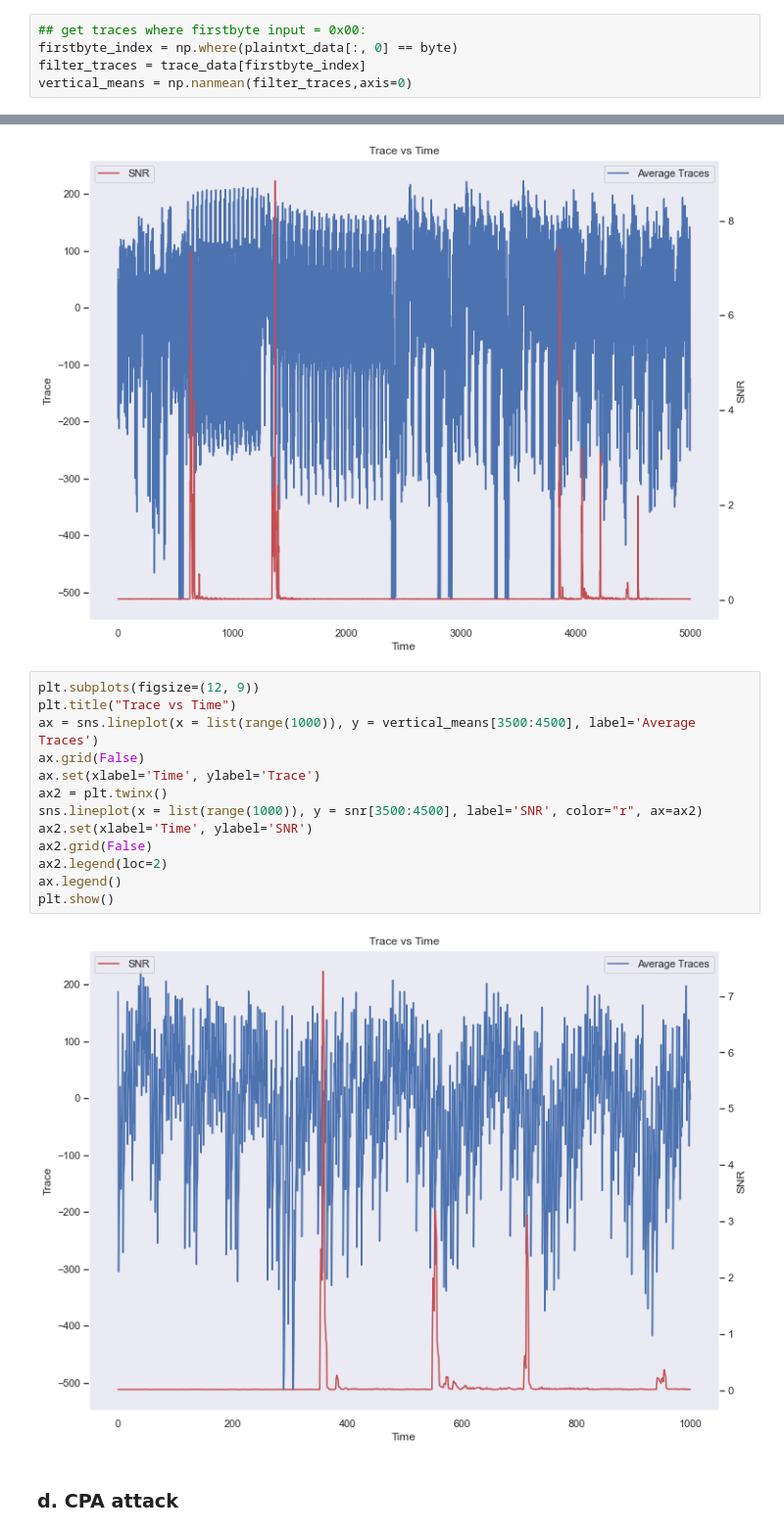
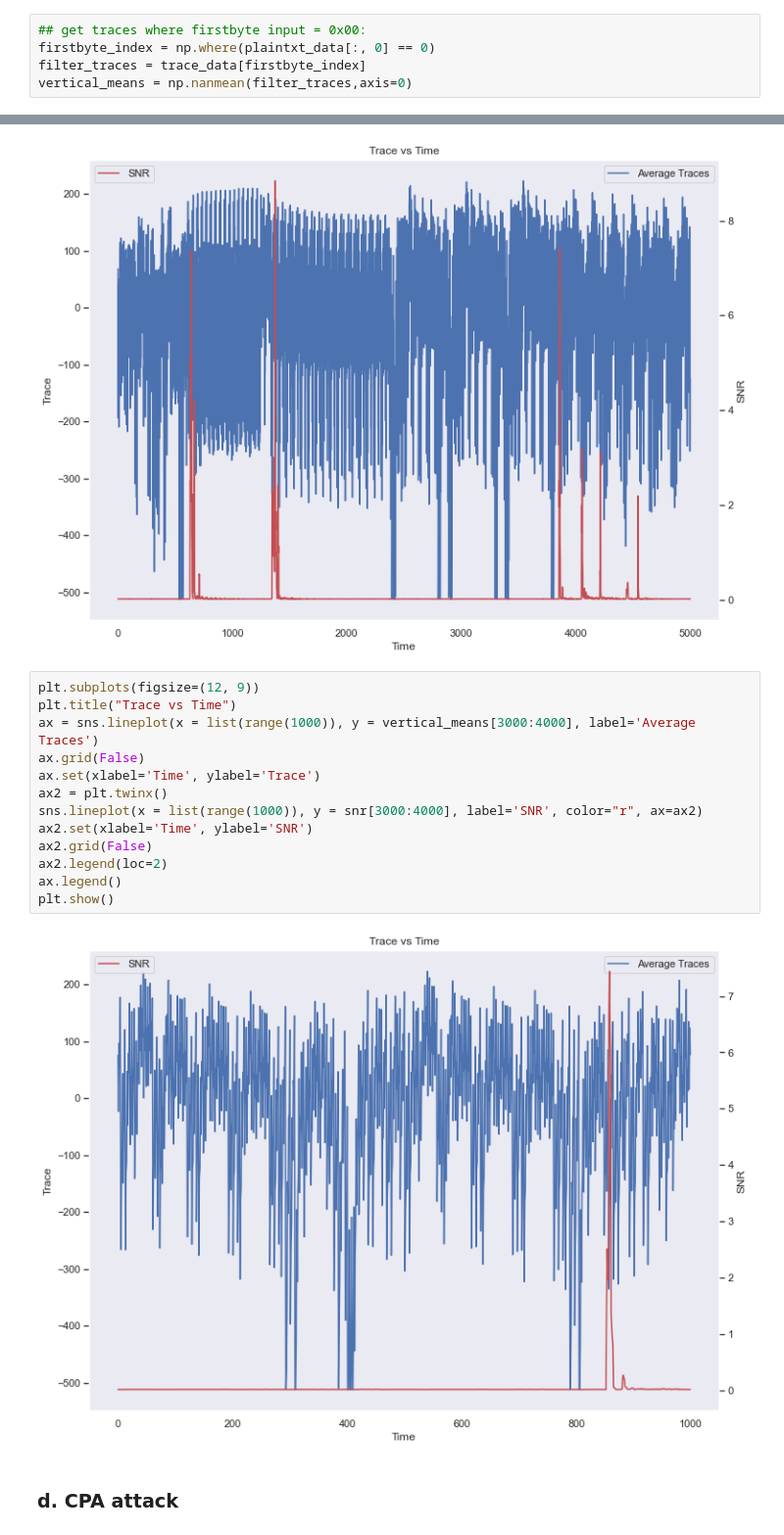
Before and after one commit to KingstonRainsworthCS/CS-599-PhysAttack, a Jupyter notebook: HW3/HW3.ipynb, the cells around one changed output, grey strips where cells are left out. Shown at 98% size. Cells and saved outputs as stored; diff of their text form.

```diff
--- a/HW3/HW3.ipynb
+++ b/HW3/HW3.ipynb
@@ -264,6 +280,6 @@ plt.show()
 # %%
 ## get traces where firstbyte input = 0x00:
-firstbyte_index = np.where(plaintxt_data[:, 0] == byte)
+firstbyte_index = np.where(plaintxt_data[:, 0] == 0)
 filter_traces = trace_data[firstbyte_index]
 vertical_means = np.nanmean(filter_traces,axis=0)
 # %%
@@ -299,18 +315,18 @@ plt.show()
 # %%
 plt.subplots(figsize=(12, 9))
 plt.title("Trace vs Time")
-ax = sns.lineplot(x = list(range(1000)), y = vertical_means[3500:4500], label='Average Traces')
+ax = sns.lineplot(x = list(range(1000)), y = vertical_means[3000:4000], label='Average Traces')
 ax.grid(False)
 ax.set(xlabel='Time', ylabel='Trace')
 ax2 = plt.twinx()
-sns.lineplot(x = list(range(1000)), y = snr[3500:4500], label='SNR', color="r", ax=ax2)
+sns.lineplot(x = list(range(1000)), y = snr[3000:4000], label='SNR', color="r", ax=ax2)
 ax2.set(xlabel='Time', ylabel='SNR')
 ax2.grid(False)
 ax2.legend(loc=2)
 ax.legend()
 plt.show()
 # %% [output]
-[figure, old version]
+[figure, new version]
 # %% [markdown]
 ### d. CPA attack
 # %%
```
Also changed, not shown: parts of 23 cells of this notebook, 6 other files.
